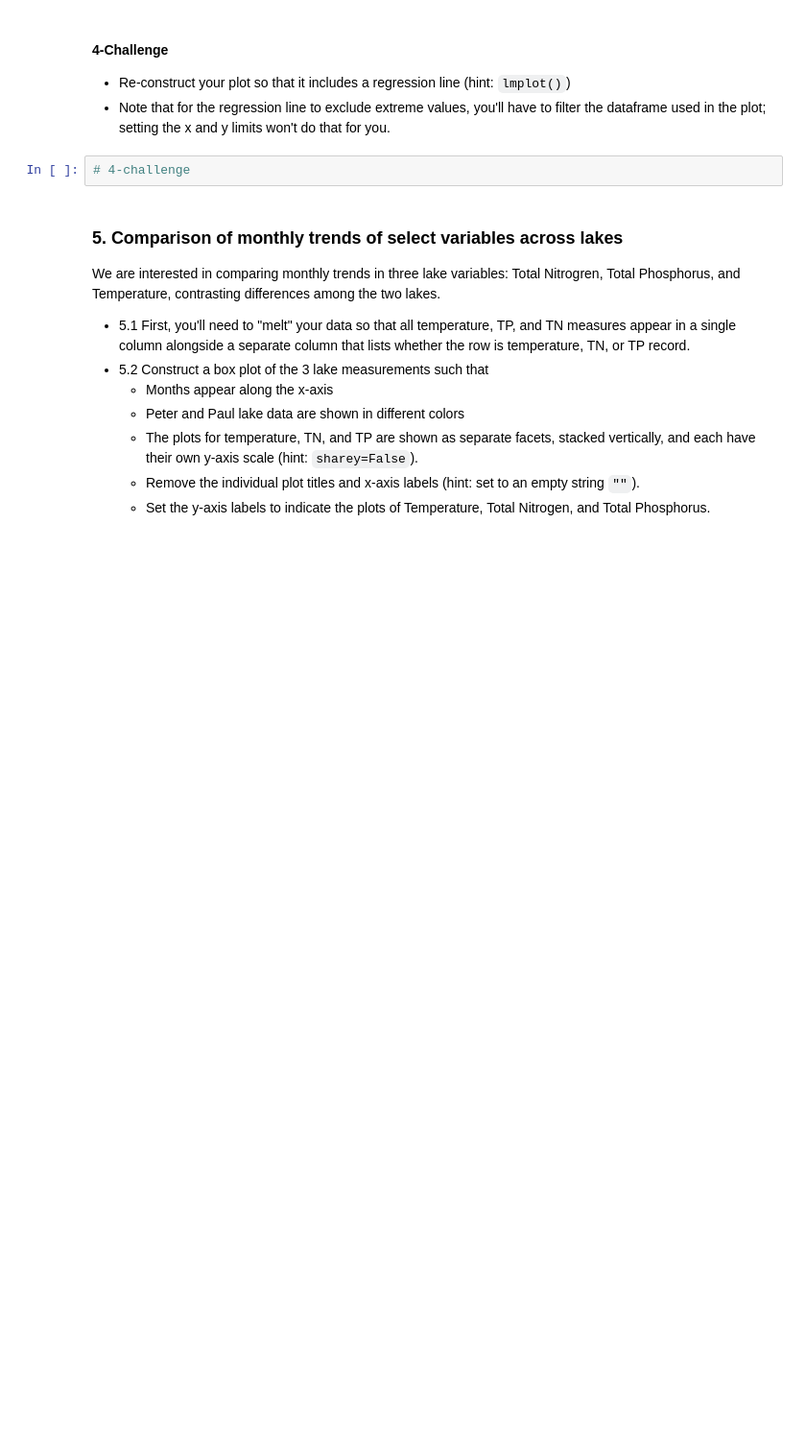
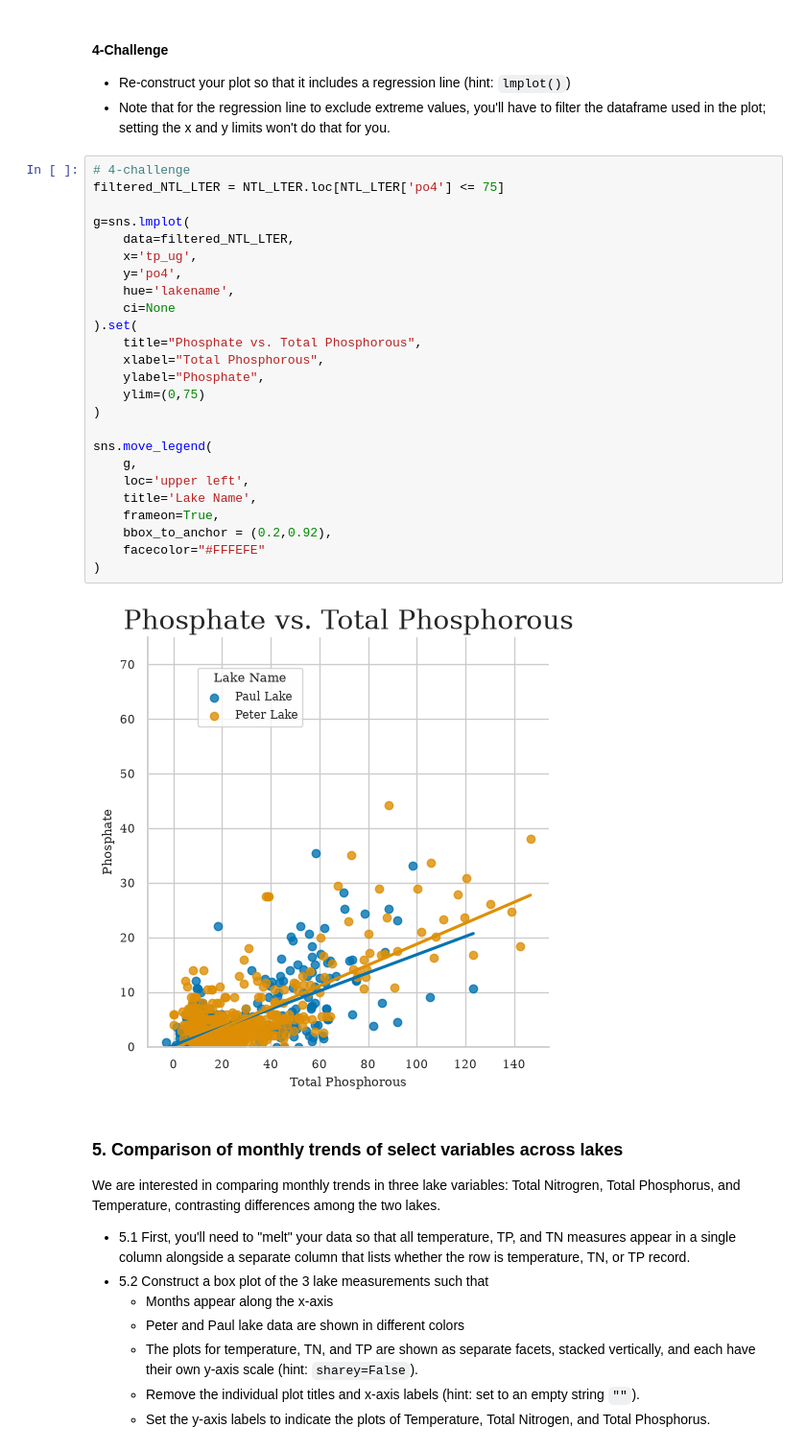
Before and after one commit to maya-schroder/ENV700, a Jupyter notebook: assingments/mis32_A5-DataVisualization.ipynb, the cells around one changed output. Shown at 96% size. Cells and saved outputs as stored; diff of their text form; blank space fills up the shorter version.

```diff
--- a/assingments/mis32_A5-DataVisualization.ipynb
+++ b/assingments/mis32_A5-DataVisualization.ipynb
@@ -104,6 +131,31 @@ Total Phosphorus (TP) measures every form of phosphorus in a lake, while phospha
 * Note that for the regression line to exclude extreme values, you'll have to filter the dataframe used in the plot; setting the x and y limits won't do that for you.
 # %%
 # 4-challenge
+filtered_NTL_LTER = NTL_LTER.loc[NTL_LTER['po4'] <= 75]
+
+g=sns.lmplot(
+    data=filtered_NTL_LTER,
+    x='tp_ug',
+    y='po4',
+    hue='lakename',
+    ci=None
+).set(
+    title="Phosphate vs. Total Phosphorous",
+    xlabel="Total Phosphorous",
+    ylabel="Phosphate",
+    ylim=(0,75)
+)
+
+sns.move_legend(
+    g,
+    loc='upper left',
+    title='Lake Name',
+    frameon=True,
+    bbox_to_anchor = (0.2,0.92),
+    facecolor="#FFFEFE"
+)
+# %% [output]
+[figure, added]
 # %% [markdown]
 ### 5. Comparison of monthly trends of select variables across lakes
 We are interested in comparing monthly trends in three lake variables: Total Nitrogren, Total Phosphorus, and Temperature, contrasting differences among the two lakes.
```
Also changed, not shown: parts of 3 cells of this notebook.
